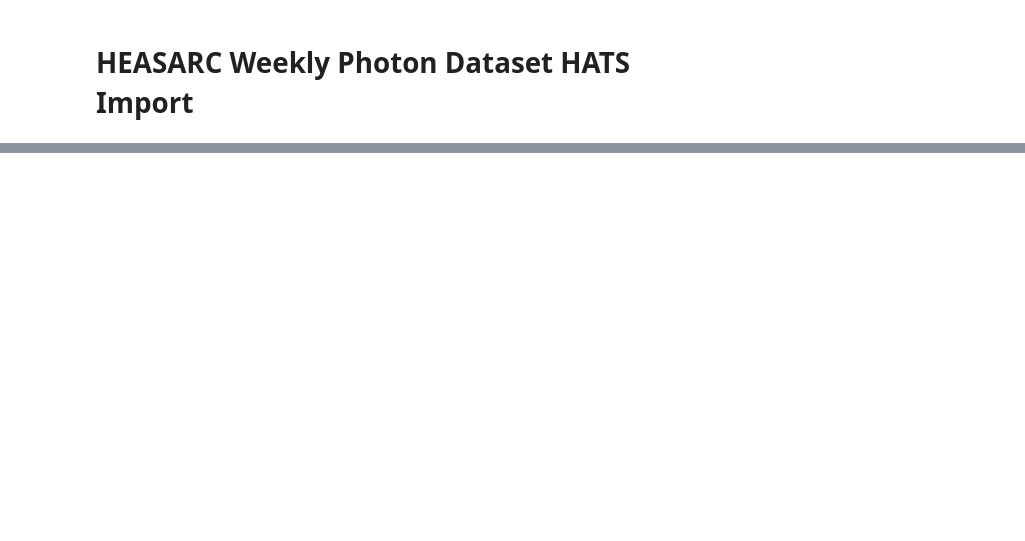
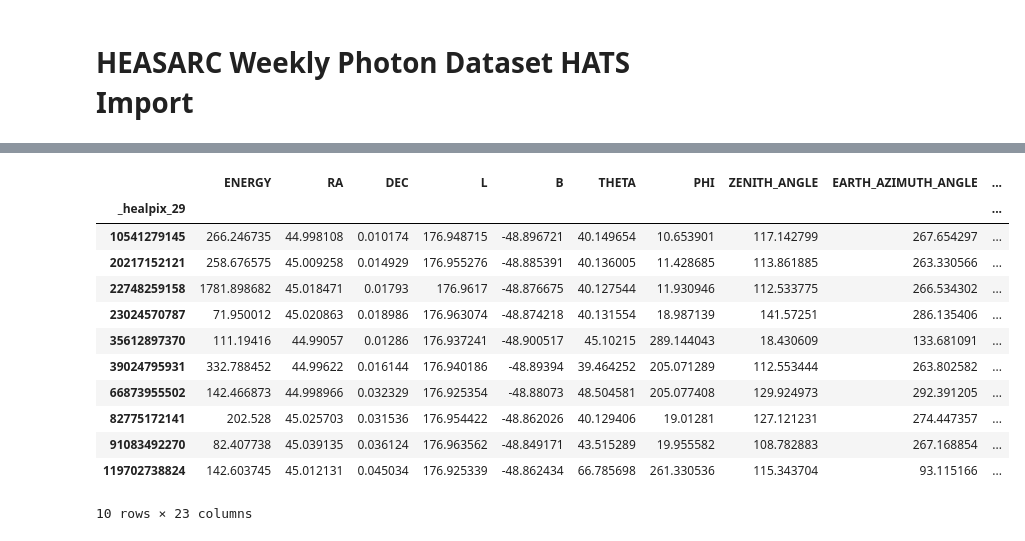
Before and after one commit to lincc-frameworks/notebooks_lf, a Jupyter notebook: heasarc_import/photon_import.ipynb, the cells around one changed output, grey strips where cells are left out. Saved outputs shown, nothing was run; the diff lists cells and outputs as text; code cells hidden in the pictures; blank space fills up the shorter version.

```diff
--- a/heasarc_import/photon_import.ipynb
+++ b/heasarc_import/photon_import.ipynb
@@ -55,0 +85,16 @@ Hosting the HTTP server on port 43923 instead
+# %%
+fermi_hats.head(10)
+# %% [output]
+|  | ENERGY | RA | DEC | L | B | THETA | PHI | ZENITH_ANGLE | EARTH_AZIMUTH_ANGLE | ... |
+| _healpix_29 |  |  |  |  |  |  |  |  |  | ... |
+| 10541279145 | 266.246735 | 44.998108 | 0.010174 | 176.948715 | -48.896721 | 40.149654 | 10.653901 | 117.142799 | 267.654297 | ... |
+| 20217152121 | 258.676575 | 45.009258 | 0.014929 | 176.955276 | -48.885391 | 40.136005 | 11.428685 | 113.861885 | 263.330566 | ... |
+| 22748259158 | 1781.898682 | 45.018471 | 0.01793 | 176.9617 | -48.876675 | 40.127544 | 11.930946 | 112.533775 | 266.534302 | ... |
+| 23024570787 | 71.950012 | 45.020863 | 0.018986 | 176.963074 | -48.874218 | 40.131554 | 18.987139 | 141.57251 | 286.135406 | ... |
+| 35612897370 | 111.19416 | 44.99057 | 0.01286 | 176.937241 | -48.900517 | 45.10215 | 289.144043 | 18.430609 | 133.681091 | ... |
+| 39024795931 | 332.788452 | 44.99622 | 0.016144 | 176.940186 | -48.89394 | 39.464252 | 205.071289 | 112.553444 | 263.802582 | ... |
+| 66873955502 | 142.466873 | 44.998966 | 0.032329 | 176.925354 | -48.88073 | 48.504581 | 205.077408 | 129.924973 | 292.391205 | ... |
+| 82775172141 | 202.528 | 45.025703 | 0.031536 | 176.954422 | -48.862026 | 40.129406 | 19.01281 | 127.121231 | 274.447357 | ... |
+| 91083492270 | 82.407738 | 45.039135 | 0.036124 | 176.963562 | -48.849171 | 43.515289 | 19.955582 | 108.782883 | 267.168854 | ... |
+| 119702738824 | 142.603745 | 45.012131 | 0.045034 | 176.925339 | -48.862434 | 66.785698 | 261.330536 | 115.343704 | 93.115166 | ... |
+10 rows × 23 columns
```
Also changed, not shown: parts of 13 cells of this notebook.
